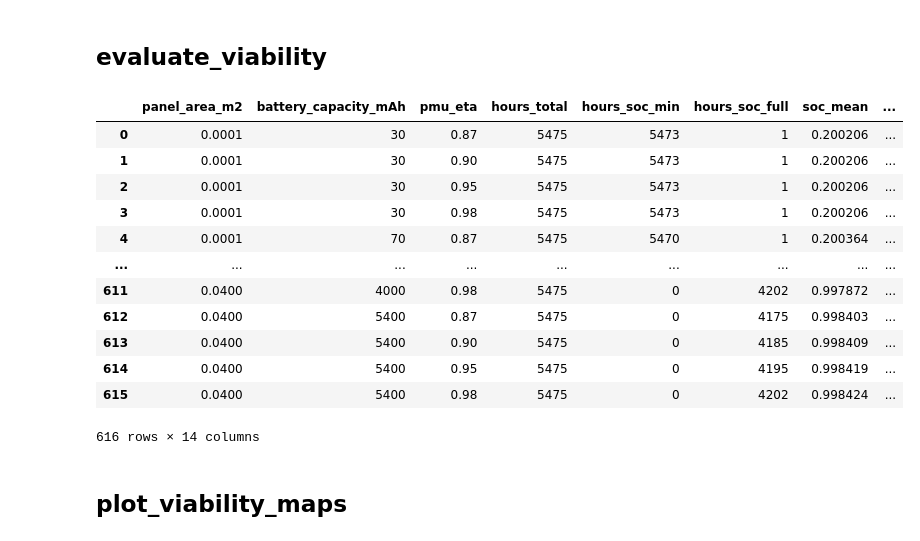
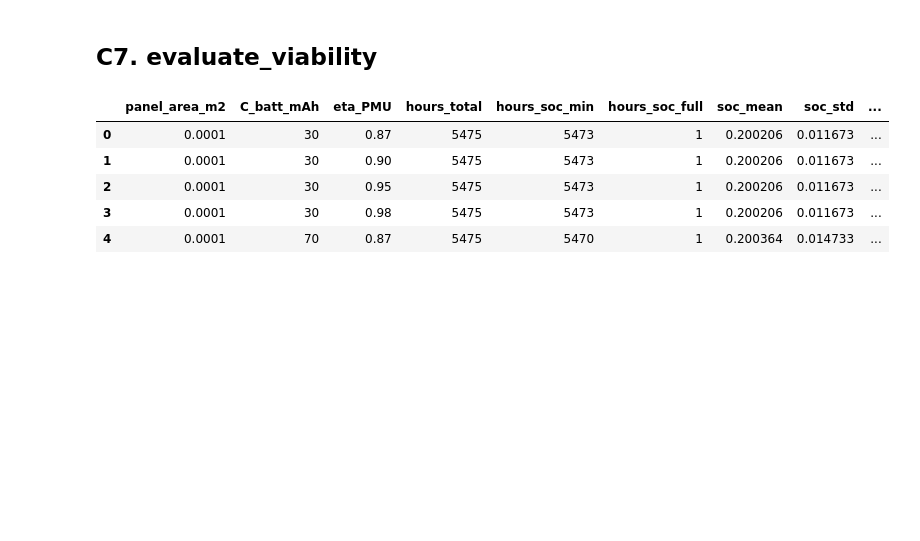
Before and after one commit to UCLM-ARCO/oasis-ehs, a Jupyter notebook: gen-dataset.ipynb, the cells around one changed output. Saved outputs shown, nothing was run; the diff lists cells and outputs as text; code cells hidden in the pictures; blank space fills up the shorter version.

```diff
--- a/gen-dataset.ipynb
+++ b/gen-dataset.ipynb
@@ -272,12 +266,12 @@ if missing_cols:
 # --- Rename columns for internal consistency ---
 irr_data = irr_data.rename(columns={
     "Date-hour": "datetime_str",
-    "G(h)": "Gh_W_m2",
-    "Temperature": "Tamb_C"
+    "G(h)": "G_h",
+    "Temperature": "T_amb"
 })
 
 # --- Keep only relevant numeric columns ---
-irr_data = irr_data[["Month", "Day", "Hour", "Gh_W_m2", "Tamb_C"]].reset_index(drop=True)
+irr_data = irr_data[["Month", "Day", "Hour", "G_h", "T_amb"]].reset_index(drop=True)
 
 
 irr_data
@@ -352,18 +346,18 @@ df_pv
 # %%
 # Expand df_pv for all PMU efficiencies
 df_pv_pmu = pd.concat(
-    [df_pv.assign(pmu_eta=eta) for eta in pmu_eta_values],
+    [df_pv.assign(eta_PMU=eta) for eta in pmu_eta_values],
     ignore_index=True
 )
 
 # Compute PMU-adjusted power
-df_pv_pmu["Ppmu_W"] = df_pv_pmu["Ppv_W"] * df_pv_pmu["pmu_eta"]
+df_pv_pmu["P_PMU"] = df_pv_pmu["P_PV"] * df_pv_pmu["eta_PMU"]
 
 # Net power (W)
-df_pv_pmu["P_net_W"] = df_pv_pmu["Ppmu_W"] - NODE_POWER_W
+df_pv_pmu["P_BAT"] = df_pv_pmu["P_PMU"] - NODE_POWER_W
 
 # Convert net power to net current (mA)
-df_pv_pmu["I_net_mA"] = (df_pv_pmu["P_net_W"] / BATTERY_VOLTAGE) * 1000
+df_pv_pmu["I_BAT_mA"] = (df_pv_pmu["P_BAT"] / BATTERY_VOLTAGE) * 1000
 
 df_pv_pmu
 # %% [output]
@@ -431,70 +428,67 @@ df_soc
 | 3372599 | 5474 | 12 | 31 | 19 | 0.0400 | 0 | 8.13 | 8.13000 | 0.188285 | 0.000000 | ... |
 3372600 rows × 16 columns
 # %% [markdown]
-## evaluate_viability
+## C7. evaluate_viability
 # %%
-# --- Evaluate annual performance and viability for each configuration ---
-# This step aggregates the results of the SoC simulation (df_soc)
-# and produces one row per configuration:
-# (panel_area_m2, battery_capacity_mAh, pmu_eta)
-
+# --- Helper: compute longest autonomy interval ---
 def longest_autonomy_hours(soc_series, soc_min):
     """
-    Return the longest continuous number of hours during which the SoC stays
-    strictly above soc_min. This gives an estimate of how long the system
-    can withstand poor irradiance conditions before reaching the minimum SoC.
+    Returns the longest continuous interval (in hours) during which
+    SoC stays strictly above soc_min. This estimates how long the
+    system can sustain operation without new solar input.
     """
     below = soc_series <= soc_min + 1e-6
     if np.all(below):
         return 0
 
     max_len = 0
     current = 0
     for v in below:
         if not v:
             current += 1
             max_len = max(max_len, current)
         else:
             current = 0
     return max_len
 
 
-# --- Aggregation ---
+# --- Compute failure hours at the df_soc level ---
+# A "failure hour" is when:
+#   (1) SoC == SOC_MIN  → battery cannot discharge further
+#   (2) I_BAT_mA < 0     → the node still requires power
+df_soc["failure_hour"] = (
+    (df_soc["SoC"] <= SOC_MIN + 1e-9) &
+    (df_soc["I_BAT_mA"] < 0)
+).astype(int)
+
+
+# --- Aggregate metrics per configuration ---
 summary = (
     df_soc
-    .groupby(["panel_area_m2", "battery_capacity_mAh", "pmu_eta"], as_index=False)
+    .groupby(["panel_area_m2", "C_batt_mAh", "eta_PMU"], as_index=False)
     .agg(
         hours_total=("SoC", "count"),                      # number of hours simulated (usually 8760)
         hours_soc_min=("SoC", lambda s: np.sum(s <= SOC_MIN + 1e-6)),  # hours at or below SOC_MIN
         hours_soc_full=("SoC", lambda s: np.sum(s >= 1.0 - 1e-6)),     # hours at full capacity
         soc_mean=("SoC", "mean"),                          # mean SoC over the year
         soc_std=("SoC", "std"),                            # standard deviation of SoC
-        surplus_mAh=("I_net_mA", lambda s: np.sum(np.clip(s, 0, None))),        # total surplus (charging)
-        deficit_mAh=("I_net_mA", lambda s: -np.sum(np.clip(s, None, 0))),       # total deficit (discharging)
-        autonomy_hours=("SoC", lambda s: longest_autonomy_hours(s.to_numpy(), SOC_MIN))
+        surplus_mAh=("I_BAT_mA", lambda s: np.sum(np.clip(s, 0, None))),        # total surplus (charging)
+        deficit_mAh=("I_BAT_mA", lambda s: -np.sum(np.clip(s, None, 0))),       # total deficit (discharging)
+        autonomy_hours=("SoC", lambda s: longest_autonomy_hours(s.to_numpy(), SOC_MIN)),
+        failure_hours=("failure_hour", "sum")              # hours where the node cannot operate
     )
 )
 
 # --- Derived metrics ---
 summary["soc_min_fraction"] = summary["hours_soc_min"] / summary["hours_total"]
 summary["soc_full_fraction"] = summary["hours_soc_full"] / summary["hours_total"]
 summary["net_mAh"] = summary["surplus_mAh"] - summary["deficit_mAh"]
 
-
-summary
+summary.head()
 # %% [output]
-|  | panel_area_m2 | battery_capacity_mAh | pmu_eta | hours_total | hours_soc_min | hours_soc_full | soc_mean | ... |
-| 0 | 0.0001 | 30 | 0.87 | 5475 | 5473 | 1 | 0.200206 | ... |
-| 1 | 0.0001 | 30 | 0.90 | 5475 | 5473 | 1 | 0.200206 | ... |
-| 2 | 0.0001 | 30 | 0.95 | 5475 | 5473 | 1 | 0.200206 | ... |
-| 3 | 0.0001 | 30 | 0.98 | 5475 | 5473 | 1 | 0.200206 | ... |
-| 4 | 0.0001 | 70 | 0.87 | 5475 | 5470 | 1 | 0.200364 | ... |
-| ... | ... | ... | ... | ... | ... | ... | ... | ... |
-| 611 | 0.0400 | 4000 | 0.98 | 5475 | 0 | 4202 | 0.997872 | ... |
-| 612 | 0.0400 | 5400 | 0.87 | 5475 | 0 | 4175 | 0.998403 | ... |
-| 613 | 0.0400 | 5400 | 0.90 | 5475 | 0 | 4185 | 0.998409 | ... |
-| 614 | 0.0400 | 5400 | 0.95 | 5475 | 0 | 4195 | 0.998419 | ... |
-| 615 | 0.0400 | 5400 | 0.98 | 5475 | 0 | 4202 | 0.998424 | ... |
+|  | panel_area_m2 | C_batt_mAh | eta_PMU | hours_total | hours_soc_min | hours_soc_full | soc_mean | soc_std | ... |
+| 0 | 0.0001 | 30 | 0.87 | 5475 | 5473 | 1 | 0.200206 | 0.011673 | ... |
+| 1 | 0.0001 | 30 | 0.90 | 5475 | 5473 | 1 | 0.200206 | 0.011673 | ... |
+| 2 | 0.0001 | 30 | 0.95 | 5475 | 5473 | 1 | 0.200206 | 0.011673 | ... |
+| 3 | 0.0001 | 30 | 0.98 | 5475 | 5473 | 1 | 0.200206 | 0.011673 | ... |
+| 4 | 0.0001 | 70 | 0.87 | 5475 | 5470 | 1 | 0.200364 | 0.014733 | ... |
-616 rows × 14 columns
-# %% [markdown]
-## plot_viability_maps
```
Also changed, not shown: parts of 21 cells of this notebook, 2 other files.
